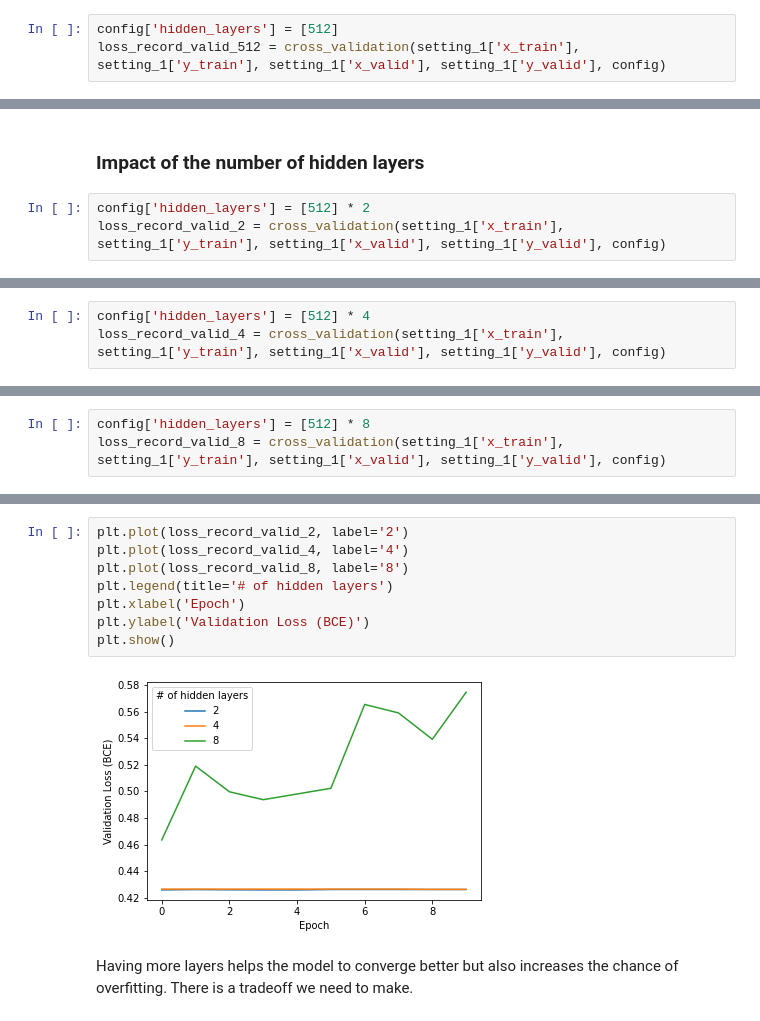
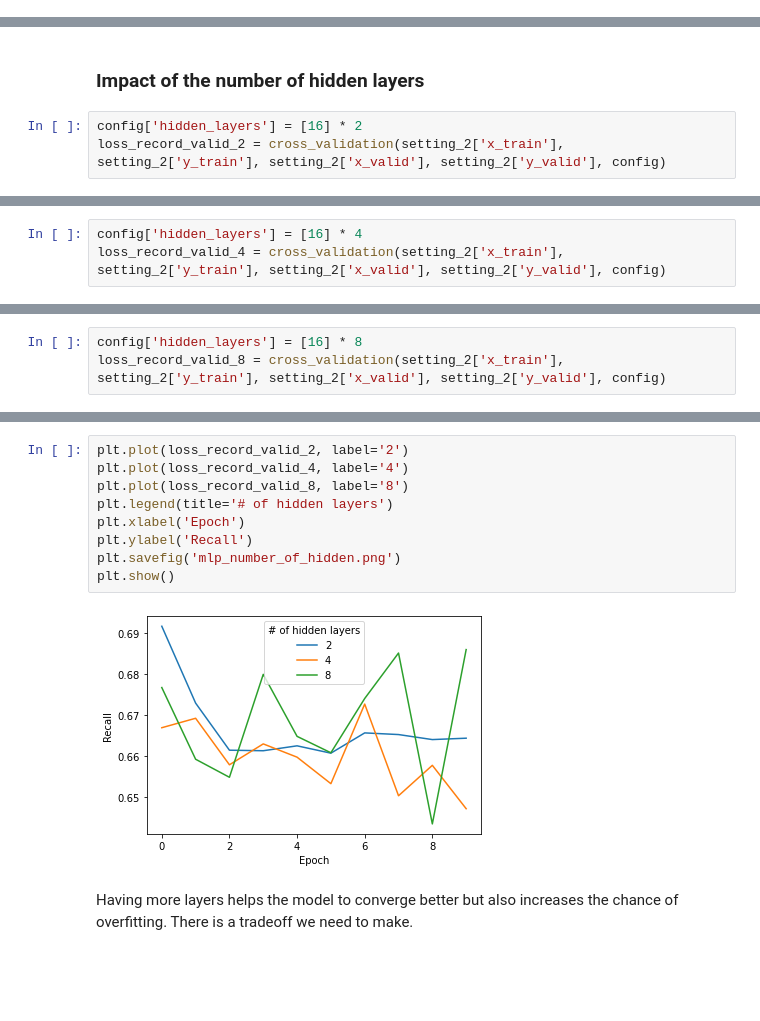
Before and after one commit to GuangyanCai/CS273A-Project, a Jupyter notebook: neural_network.ipynb, the cells around one changed output, grey strips where cells are left out. Cells and saved outputs as stored; diff of their text form; blank space fills up the shorter version.

```diff
--- a/neural_network.ipynb
+++ b/neural_network.ipynb
@@ -119,3 +125,0 @@ loss_record_valid_128 = cross_validation(setting_1['x_train'], setting_1['y_trai
-# %%
-config['hidden_layers'] = [512]
-loss_record_valid_512 = cross_validation(setting_1['x_train'], setting_1['y_train'], setting_1['x_valid'], setting_1['y_valid'], config)
@@ -138,6 +139,6 @@ As the size of the hidden unit increases, the model overfits more, which makes s
 # %% [markdown]
 ### Impact of the number of hidden layers
 # %%
-config['hidden_layers'] = [512] * 2
-loss_record_valid_2 = cross_validation(setting_1['x_train'], setting_1['y_train'], setting_1['x_valid'], setting_1['y_valid'], config)
+config['hidden_layers'] = [16] * 2
+loss_record_valid_2 = cross_validation(setting_2['x_train'], setting_2['y_train'], setting_2['x_valid'], setting_2['y_valid'], config)
 # %% [output]
@@ -147,4 +148,4 @@ loss_record_valid_2 = cross_validation(setting_1['x_train'], setting_1['y_train'
 # %%
-config['hidden_layers'] = [512] * 4
-loss_record_valid_4 = cross_validation(setting_1['x_train'], setting_1['y_train'], setting_1['x_valid'], setting_1['y_valid'], config)
+config['hidden_layers'] = [16] * 4
+loss_record_valid_4 = cross_validation(setting_2['x_train'], setting_2['y_train'], setting_2['x_valid'], setting_2['y_valid'], config)
 # %% [output]
@@ -154,4 +155,4 @@ loss_record_valid_4 = cross_validation(setting_1['x_train'], setting_1['y_train'
 # %%
-config['hidden_layers'] = [512] * 8
-loss_record_valid_8 = cross_validation(setting_1['x_train'], setting_1['y_train'], setting_1['x_valid'], setting_1['y_valid'], config)
+config['hidden_layers'] = [16] * 8
+loss_record_valid_8 = cross_validation(setting_2['x_train'], setting_2['y_train'], setting_2['x_valid'], setting_2['y_valid'], config)
 # %% [output]
@@ -161,13 +162,14 @@ loss_record_valid_8 = cross_validation(setting_1['x_train'], setting_1['y_train'
 # %%
 plt.plot(loss_record_valid_2, label='2')
 plt.plot(loss_record_valid_4, label='4')
 plt.plot(loss_record_valid_8, label='8')
 plt.legend(title='# of hidden layers')
 plt.xlabel('Epoch')
-plt.ylabel('Validation Loss (BCE)')
+plt.ylabel('Recall')
+plt.savefig('mlp_number_of_hidden.png')
 plt.show()
 # %% [output]
-[figure, old version]
+[figure, new version]
 # %% [markdown]
 Having more layers helps the model to converge better but also increases the chance of overfitting. There is a tradeoff we need to make.
 # %% [markdown]
```
Also changed, not shown: parts of 28 cells of this notebook, 1 other file.
